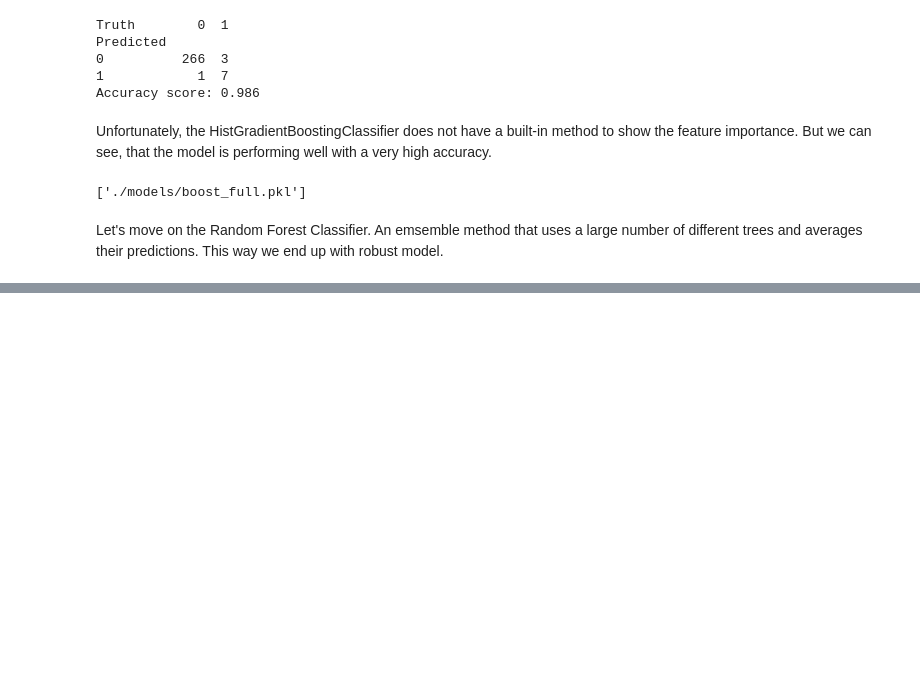
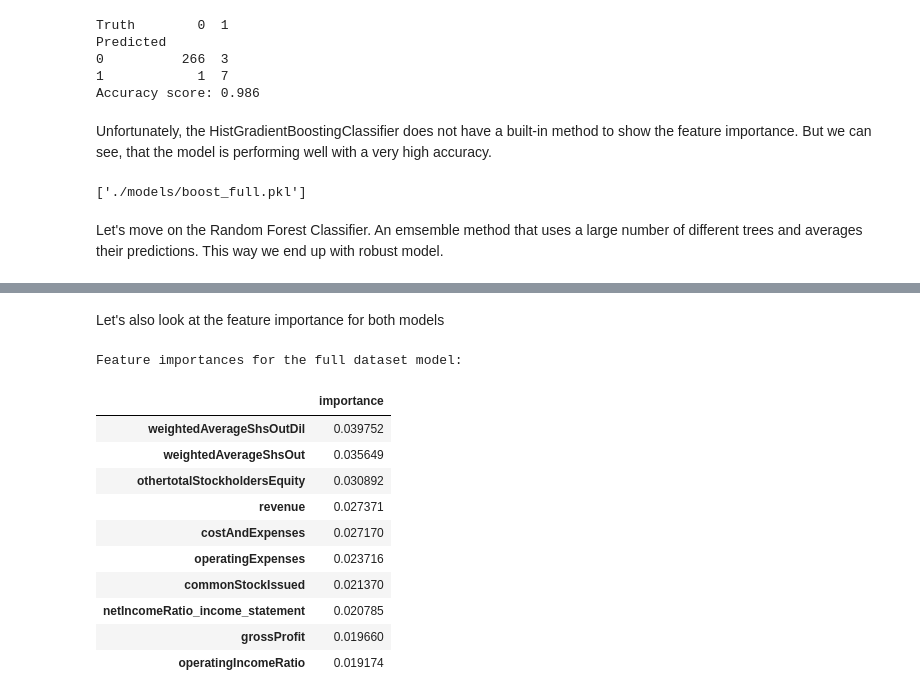
Before and after one commit to quityQ/bachelor, a Jupyter notebook: analysis_forest.ipynb, the cells around one changed output, grey strips where cells are left out. Cells and saved outputs as stored; diff of their text form; code cells hidden in the pictures; blank space fills up the shorter version.

```diff
--- a/analysis_forest.ipynb
+++ b/analysis_forest.ipynb
@@ -185,6 +190,8 @@ df = df.select_dtypes(include=[np.number])
                                 df['distressed'],
                                 test_size=0.3,
                                 random_state=0)
+
+feature_names_03 = df.drop(columns=['distressed']).columns.tolist()
 # %%
 boost_full = HGBC(verbose=1)
 boost_full.fit(X_train, y_train)
@@ -217,3 +224,9 @@ joblib.dump(boost_full, './models/boost_full.pkl')
 ['./models/boost_full.pkl']
 # %% [markdown]
 Let's move on the Random Forest Classifier. An emsemble method that uses a large number of different trees and averages their predictions. This way we end up with robust model.
+# %%
+bag_full = RFC(random_state=0)
+bag_full.fit(X_train, y_train)
+
+bag_3std = RFC(random_state=0)
+bag_3std.fit(X3_train, y3_train)
@@ -219,0 +258,20 @@ Let's move on the Random Forest Classifier. An emsemble method that uses a large
+# %% [markdown]
+Let's also look at the feature importance for both models
+# %%
+print("Feature importances for the full dataset model:")
+feature_importances = pd.DataFrame({'importance':bag_full.feature_importances_}, index=feature_names_03)
+feature_importances.sort_values(by='importance', ascending=False, inplace=True)
+feature_importances.head(10)
+# %% [output]
+Feature importances for the full dataset model:
+|  | importance |
+| weightedAverageShsOutDil | 0.039752 |
+| weightedAverageShsOut | 0.035649 |
+| othertotalStockholdersEquity | 0.030892 |
+| revenue | 0.027371 |
+| costAndExpenses | 0.027170 |
+| operatingExpenses | 0.023716 |
+| commonStockIssued | 0.021370 |
+| netIncomeRatio_income_statement | 0.020785 |
+| grossProfit | 0.019660 |
+| operatingIncomeRatio | 0.019174 |
```
Also changed, not shown: parts of 11 cells of this notebook, 5 other files.
